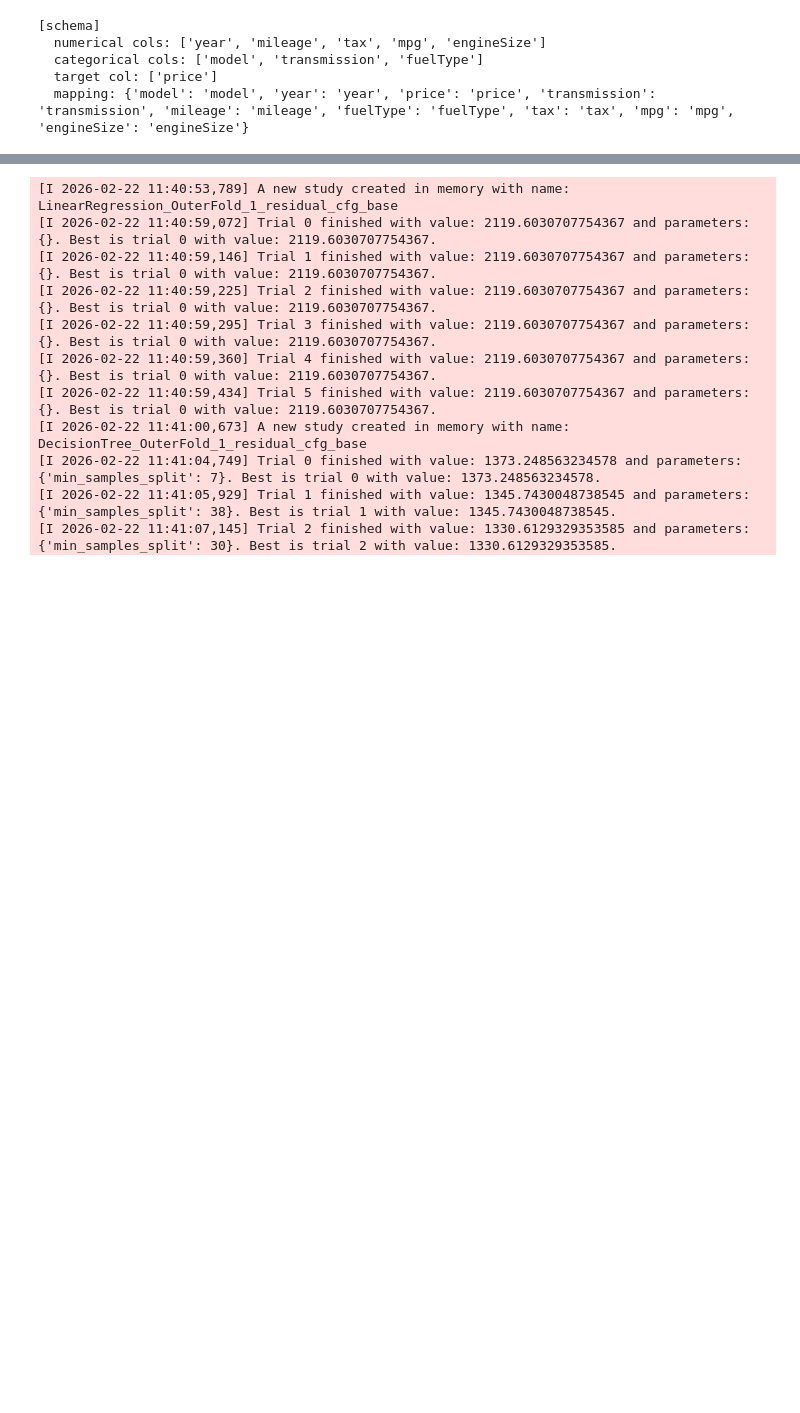
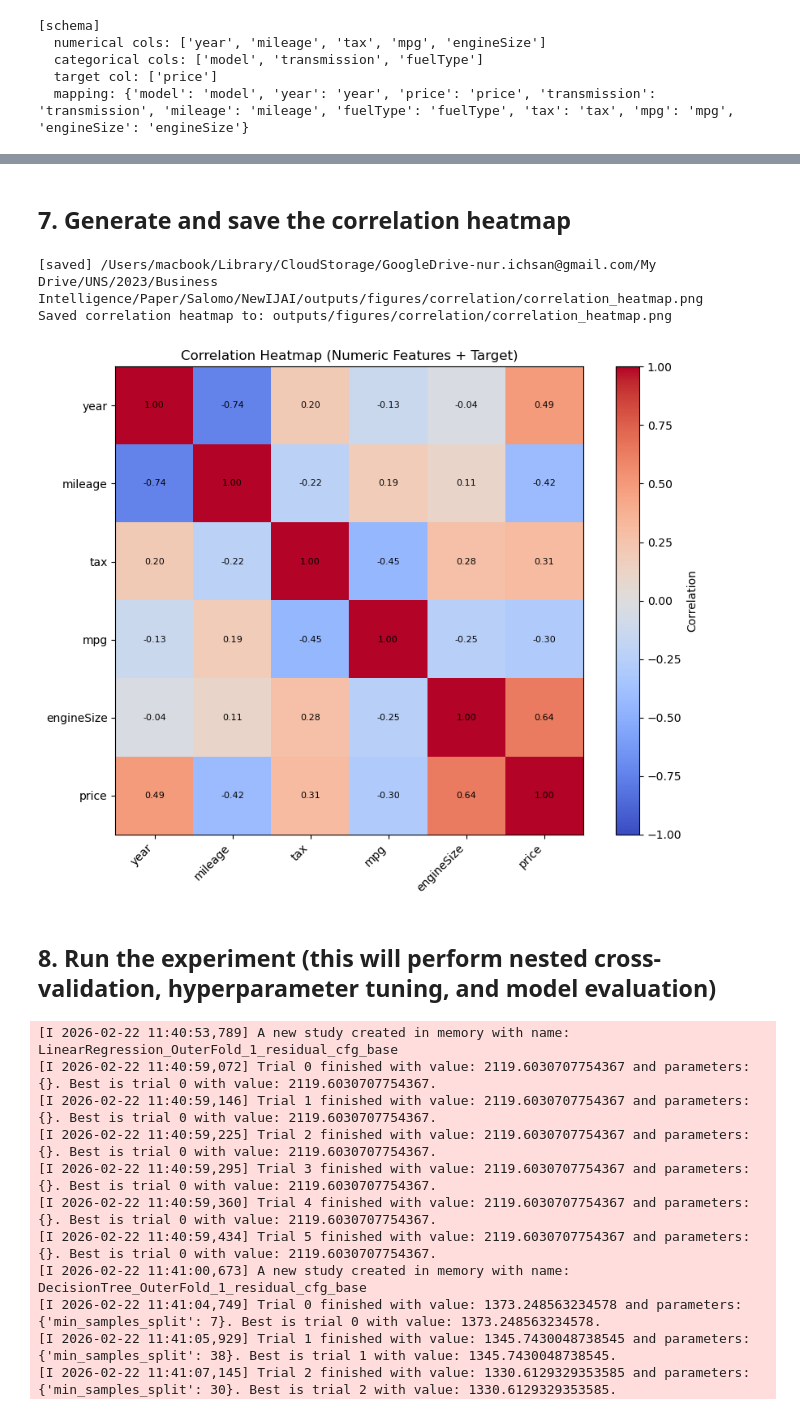
Before and after one commit to hasandwicahyono/UsedCarPricePrediction, a Jupyter notebook: model_works_refactored.ipynb, the cells around one changed output, grey strips where cells are left out. Saved outputs shown, nothing was run; the diff lists cells and outputs as text; code cells hidden in the pictures; blank space fills up the shorter version.

Commit message:
Plot and Description Additions
- Added header to Jupyter Notebook
- Added dataset information and correlation heatmap

```diff
--- a/model_works_refactored.ipynb
+++ b/model_works_refactored.ipynb
@@ -59,3 +97,17 @@ exp = ExperimentFacade.from_folder(
+# %% [markdown]
+## 7. Generate and save the correlation heatmap
+# %%
+# Generate and save the correlation heatmap
+corr_path = exp.correlation_plot(out_dir="outputs/figures/correlation",
+                                 filename="correlation_heatmap.png")
+
+print(f"Saved correlation heatmap to: {corr_path}")
+# %% [output]
+[saved] /Users/macbook/Library/CloudStorage/GoogleDrive-nur.ichsan@gmail.com/My Drive/UNS/2023/Business Intelligence/Paper/Salomo/NewIJAI/outputs/figures/correlation/correlation_heatmap.png
+Saved correlation heatmap to: outputs/figures/correlation/correlation_heatmap.png
+[figure, added]
+# %% [markdown]
+## 8. Run the experiment (this will perform nested cross-validation, hyperparameter tuning, and model evaluation)
 # %%
 results = exp.run()
 # %% [output]
```
Also changed, not shown: parts of 30 cells of this notebook, 19 other files.
